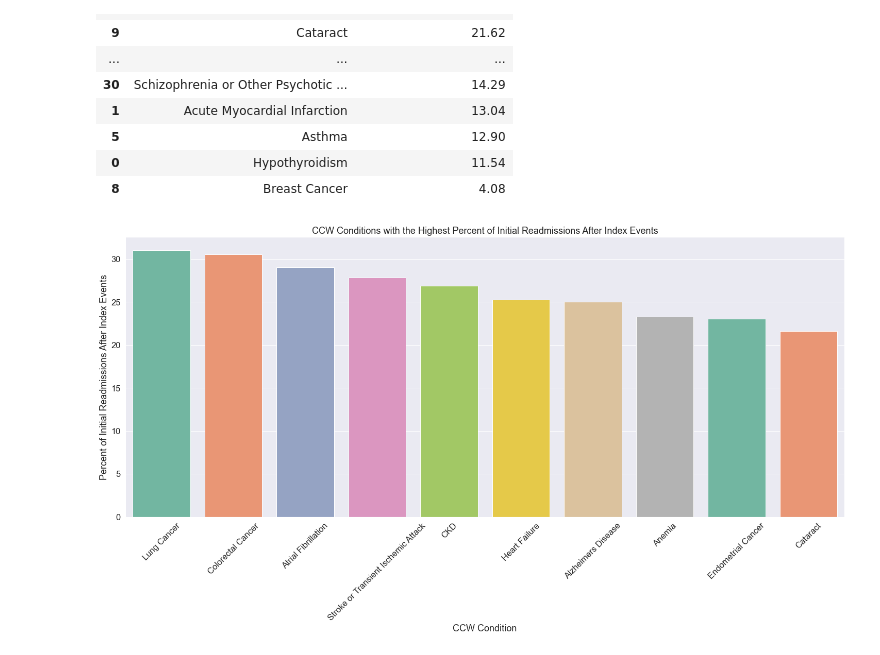
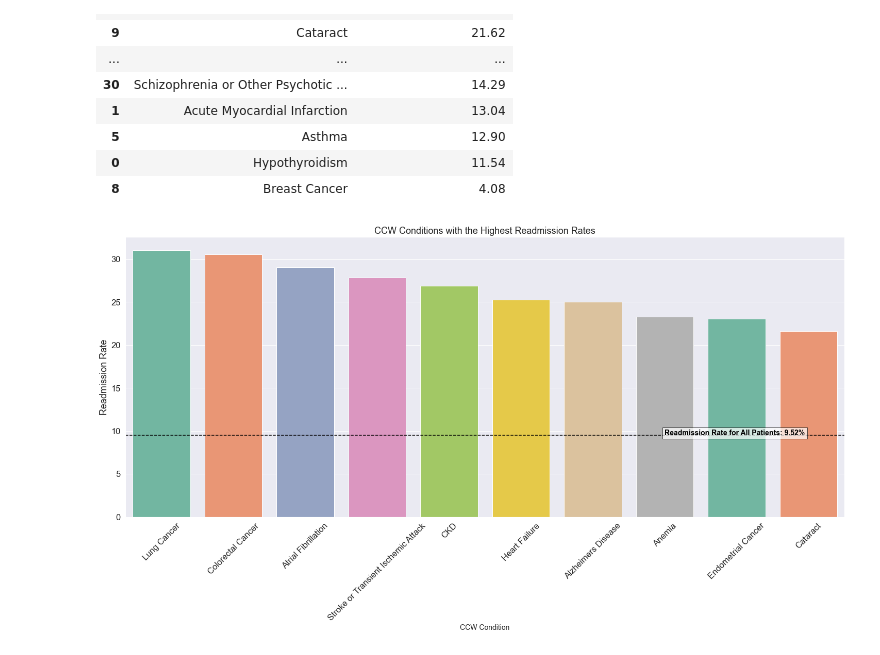
Before and after one commit to simon-mack/hospital_readmission_analysis, a Jupyter notebook: notebooks/ursa_readmission.ipynb, the cells around one changed output. Cells and saved outputs as stored; diff of their text form; code cells hidden in the pictures.

```diff
--- a/notebooks/ursa_readmission.ipynb
+++ b/notebooks/ursa_readmission.ipynb
@@ -503,11 +506,14 @@ ccw_readmission_rates
 # %%
 ccw_readmission_rates_top = ccw_readmission_rates.head(10)
 plt.figure(figsize = (25,10))
 sns.set(style="darkgrid", font_scale=1.5)
-sns.barplot(y = 'readmission_rate_pct', x = 'ccw_condition', data = ccw_readmission_rates_top, palette='Set2')
+graph = sns.barplot(y = 'readmission_rate_pct', x = 'ccw_condition', data = ccw_readmission_rates_top, palette='Set2')
+graph.axhline(9.52, linestyle='--',color='black')
+t = graph.text(7,9.52, 'Readmission Rate for All Patients: 9.52%', size=14, color = 'black', weight='bold')
+t.set_bbox(dict(facecolor='white', alpha=0.7, edgecolor='black'))
 plt.xticks(rotation=45)
-plt.xlabel('CCW Condition')
-plt.ylabel('Percent of Initial Readmissions After Index Events')
-plt.title('CCW Conditions with the Highest Percent of Initial Readmissions After Index Events');
+plt.xlabel('CCW Condition',size=14)
+plt.ylabel('Readmission Rate')
+plt.title('CCW Conditions with the Highest Readmission Rates');
 # %% [output]
-[figure, old version]
+[figure, new version]
```
Also changed, not shown: parts of 2 cells of this notebook.
